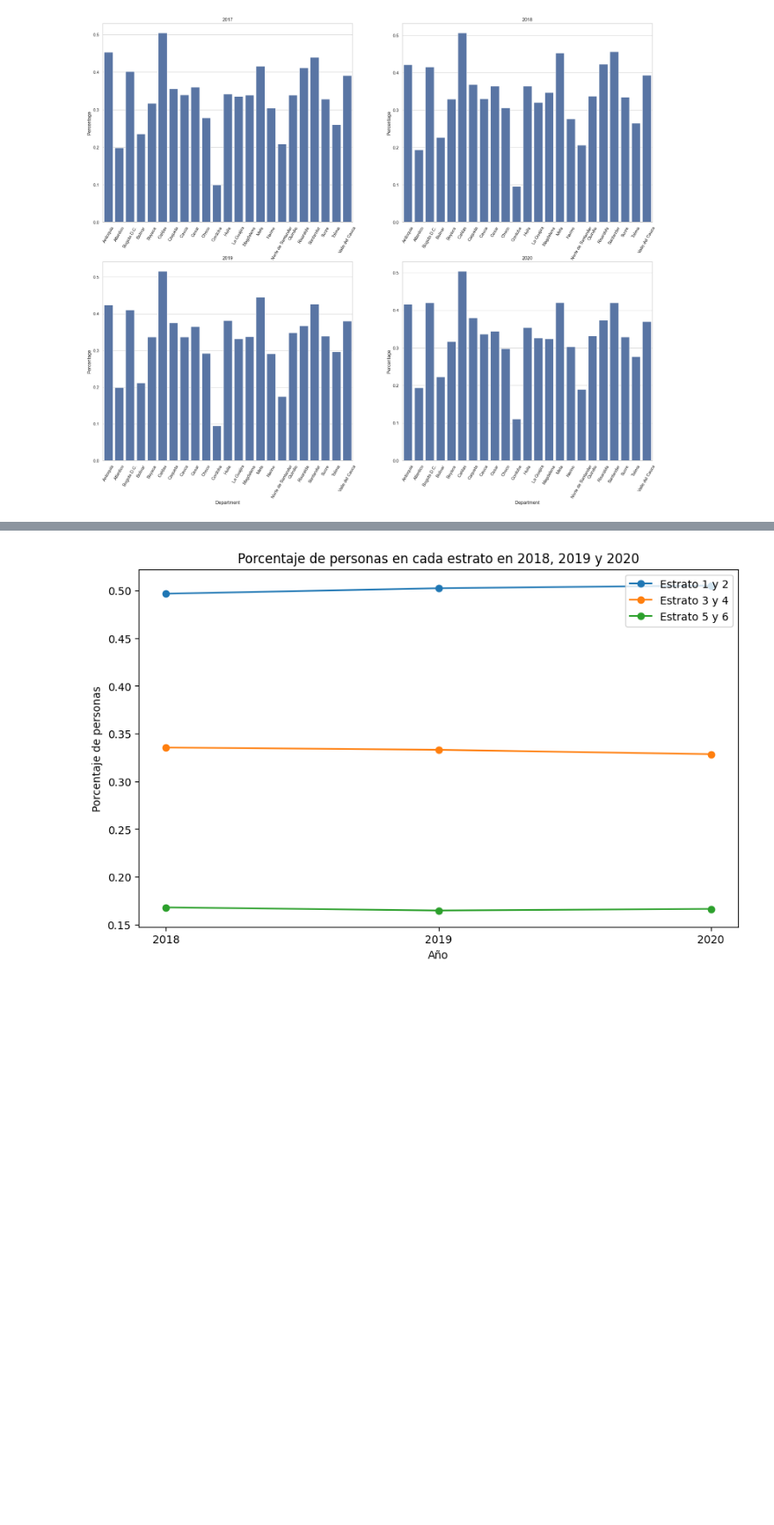
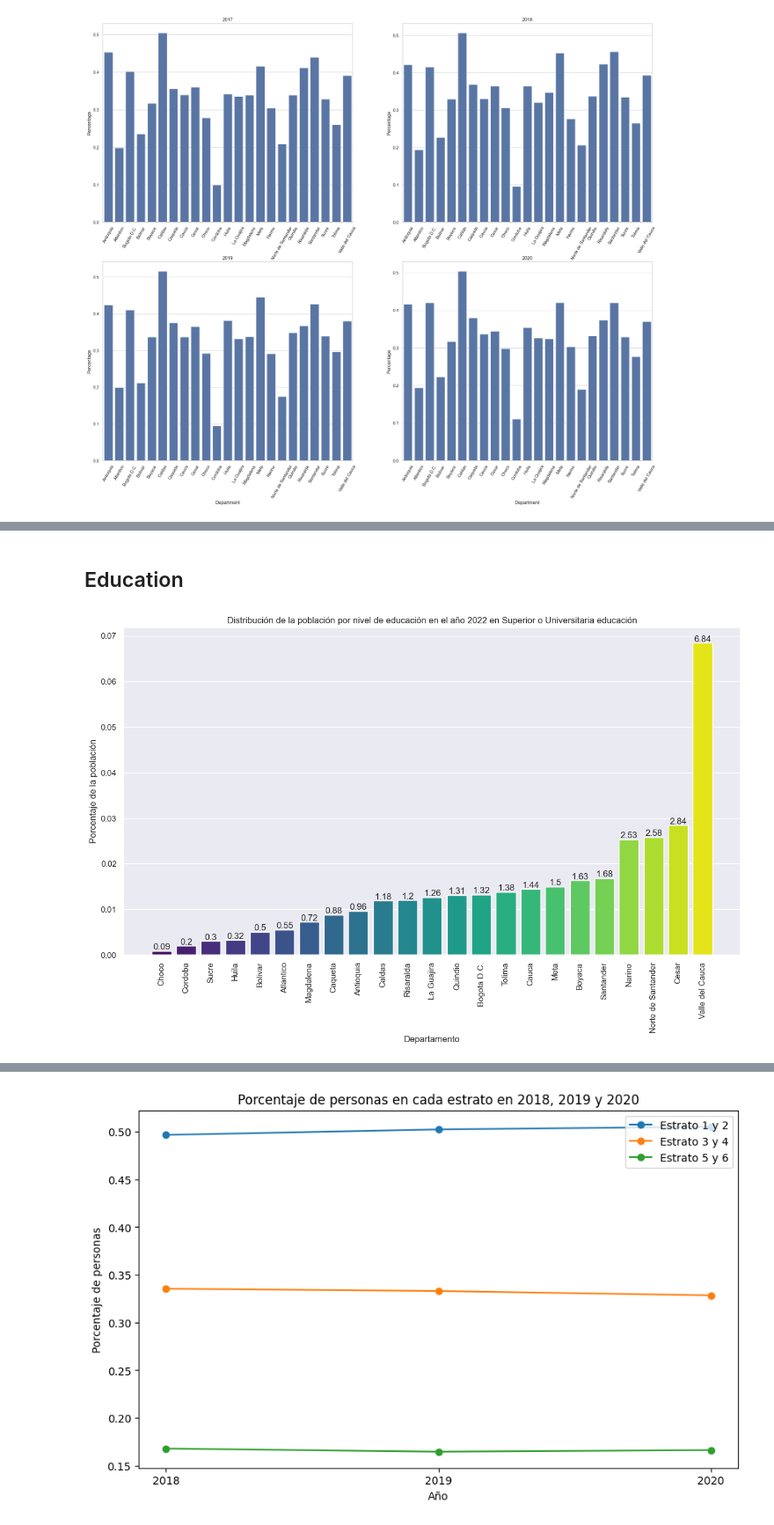
Before and after one commit to dalejandroabel/NASA-Space-Apps, a Jupyter notebook: notebooks/national.ipynb, the cells around one changed output, grey strips where cells are left out. Shown at 88% size. Saved outputs shown, nothing was run; the diff lists cells and outputs as text; code cells hidden in the pictures; blank space fills up the shorter version.

```diff
--- a/notebooks/national.ipynb
+++ b/notebooks/national.ipynb
@@ -329,0 +369,2 @@ plt.show()
+# %% [markdown]
+## Education
@@ -329,0 +420,4 @@ plt.show()
+# %%
+plot_education_distribution(df_per, 2022, 'Superior o Universitaria', give_people)
+# %% [output]
+[figure, added]
```
Also changed, not shown: parts of 22 cells of this notebook, 1 other file.
